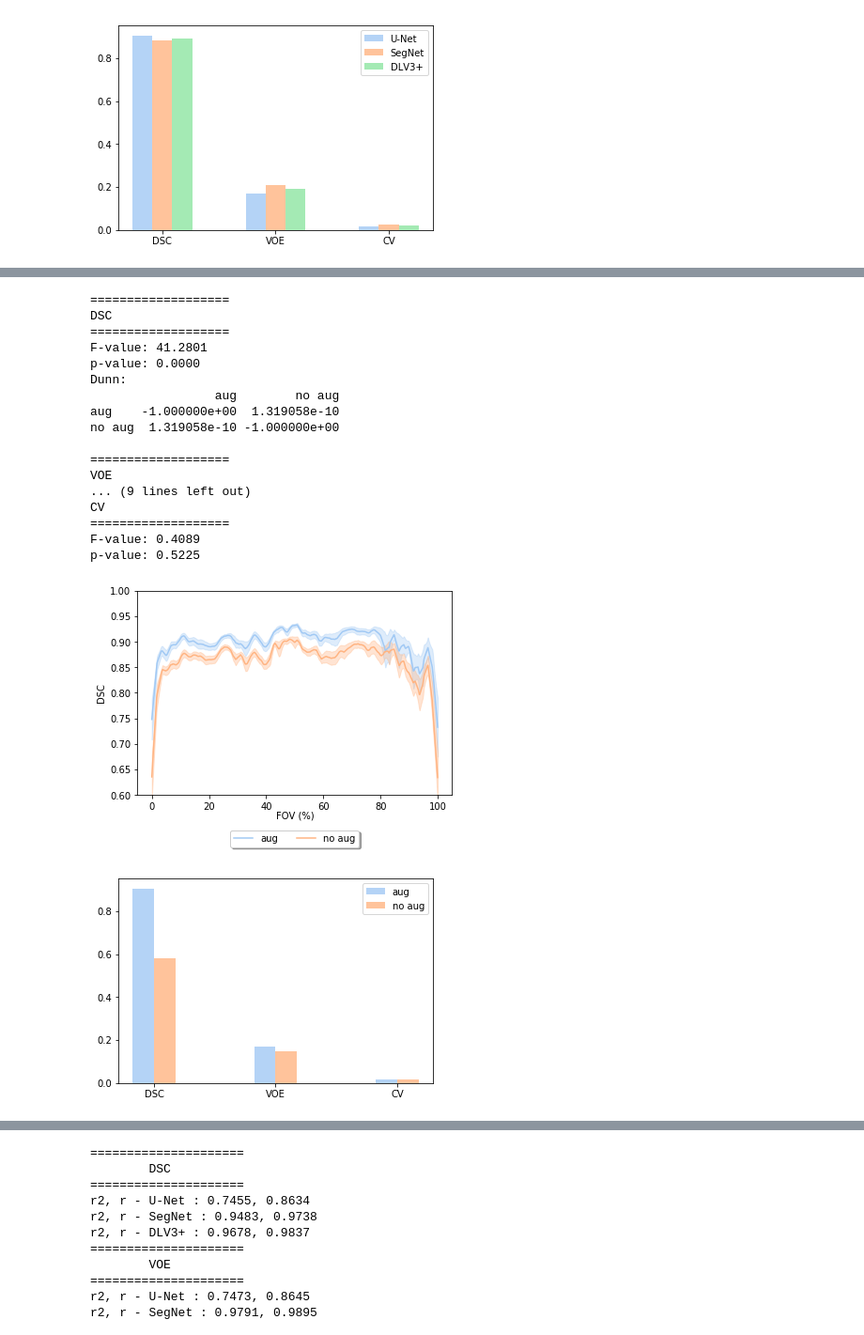
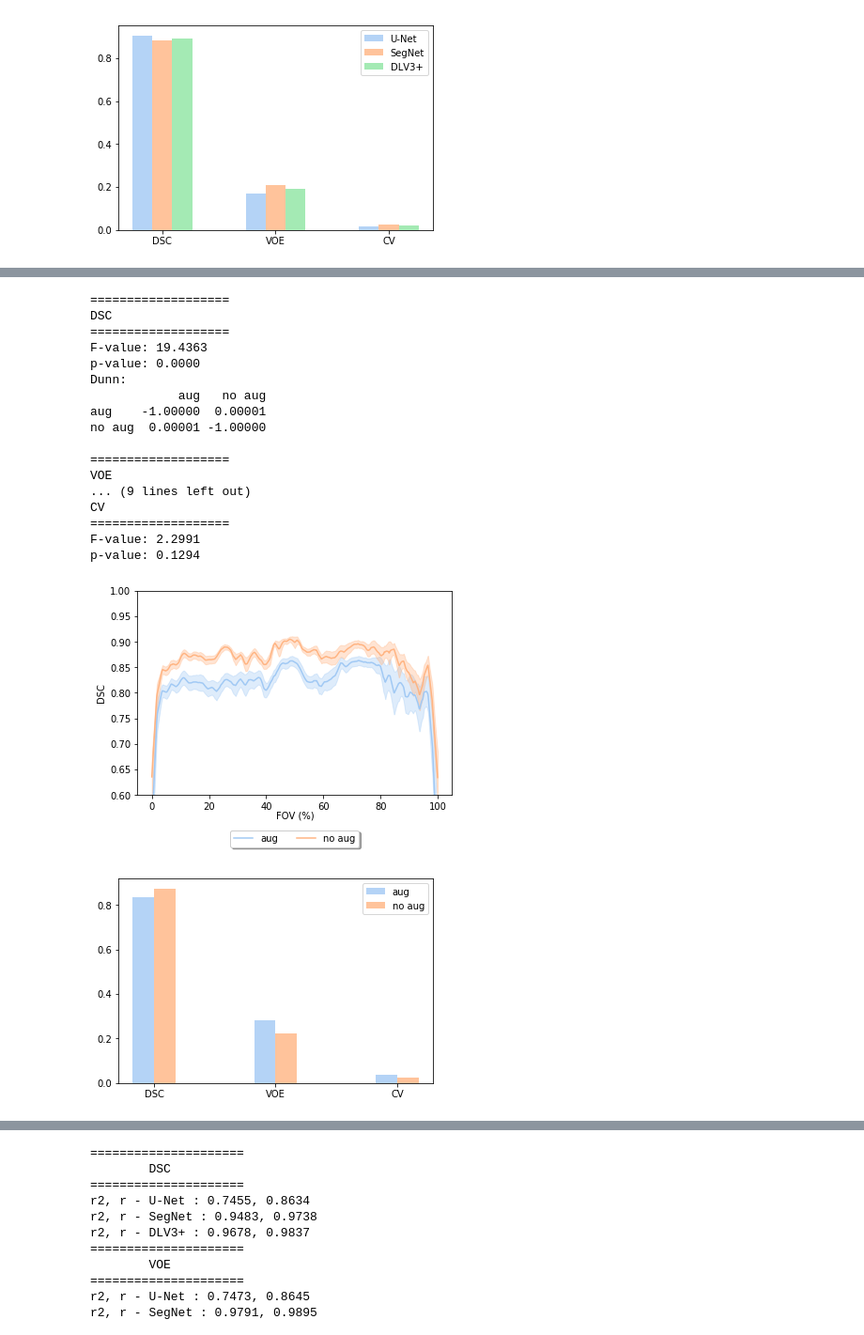
Before and after one commit to ad12/MedSegPy, a Jupyter notebook: analysis/exp_graphs.ipynb, the cells around one changed output, grey strips where cells are left out. Shown: that part at 94% size. Cells and saved outputs as stored; diff of their text form; code cells hidden in the pictures.

```diff
--- a/analysis/exp_graphs.ipynb
+++ b/analysis/exp_graphs.ipynb
@@ -24,10 +24,10 @@ from analysis import analysis_funcs as af
 from analysis import stats
 # %%
 # Base unet - best performing network
-BASE_UNET = '/bmrNAS/people/arjun/msk_seg_networks/oai_data/unet_2d/original_akshaysc/test_results'
+BASE_UNET = '/bmrNAS/people/arjun/msk_seg_networks/architecture_limit/unet_2d/original_akshaysc/test_results'
+
+# Non-fine-tuned unet - unet without any fine-tuning
+NON_FT_UNET = '/bmrNAS/people/arjun/msk_seg_networks/architecture_limit/unet_2d/2018-11-02-22-46-40/test_results'
-# %%
-# Non-fine-tuned unet - unet without any fine-tuning
-NON_FT_UNET = '/bmrNAS/people/arjun/msk_seg_networks/oai_data/unet_2d/2018-11-02-22-46-40/test_results'
 # %%
 # Architecture result paths
 ARCH_UNET = BASE_UNET
@@ -97,39 +97,39 @@ Focal  2.598317e-01  2.901076e-07  1.000000e+00 -1.000000e+00
 # %%
 # Augmentation results
 # Augmentation result paths
 AUG_BASE_PATH = '/bmrNAS/people/arjun/msk_seg_networks/augment_limited/unet_2d/%s/test_results'
-AUG_YES = BASE_UNET
+AUG_YES = NON_FT_UNET
 AUG_NO = [AUG_BASE_PATH % '2018-10-05-04-17-05', AUG_BASE_PATH % '2018-10-05-16-52-29', AUG_BASE_PATH % '2018-10-07-00-27-34']
 AUG_NO = [AUG_BASE_PATH % '2018-10-05-16-52-29', AUG_BASE_PATH % '2018-10-07-00-27-34']
 
 AUGS = {'filename': 'augment',
         'keys': ['aug', 'no aug'],
         'aug': AUG_YES, 'no aug': AUG_NO}
 
 af.graph_slice_exp(AUGS, title='')
 
 stats.kruskal_dunn_analysis([AUG_YES, AUG_NO], AUGS['keys'], 'stats-aug')
 stats.compare_metrics([AUG_YES, AUG_NO], AUGS['keys'], 'stats-aug')
 # %% [output]
 ===================
 DSC
 ===================
-F-value: 41.2801
+F-value: 19.4363
 p-value: 0.0000
 Dunn:
-                 aug        no aug
-aug    -1.000000e+00  1.319058e-10
-no aug  1.319058e-10 -1.000000e+00
+            aug   no aug
+aug    -1.00000  0.00001
+no aug  0.00001 -1.00000
 
 ===================
 VOE
 ... (9 lines left out)
 CV
 ===================
-F-value: 0.4089
-p-value: 0.5225
+F-value: 2.2991
+p-value: 0.1294
-[figure, old version]
+[figure, new version]
-[figure, old version]
+[figure, new version]
 # %%
 # TODO: inspect training/testing
 
```
Also changed, not shown: parts of 3 cells of this notebook, 1 other file.
